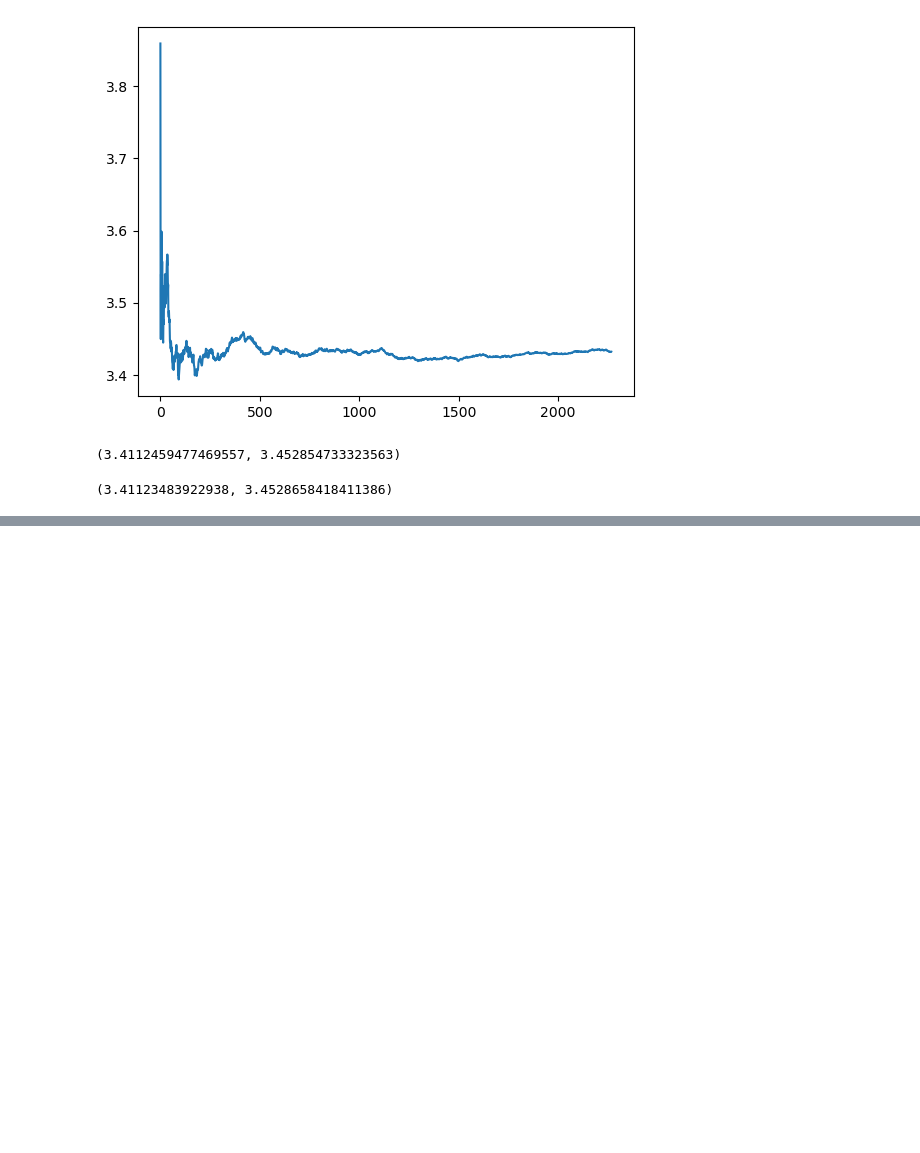
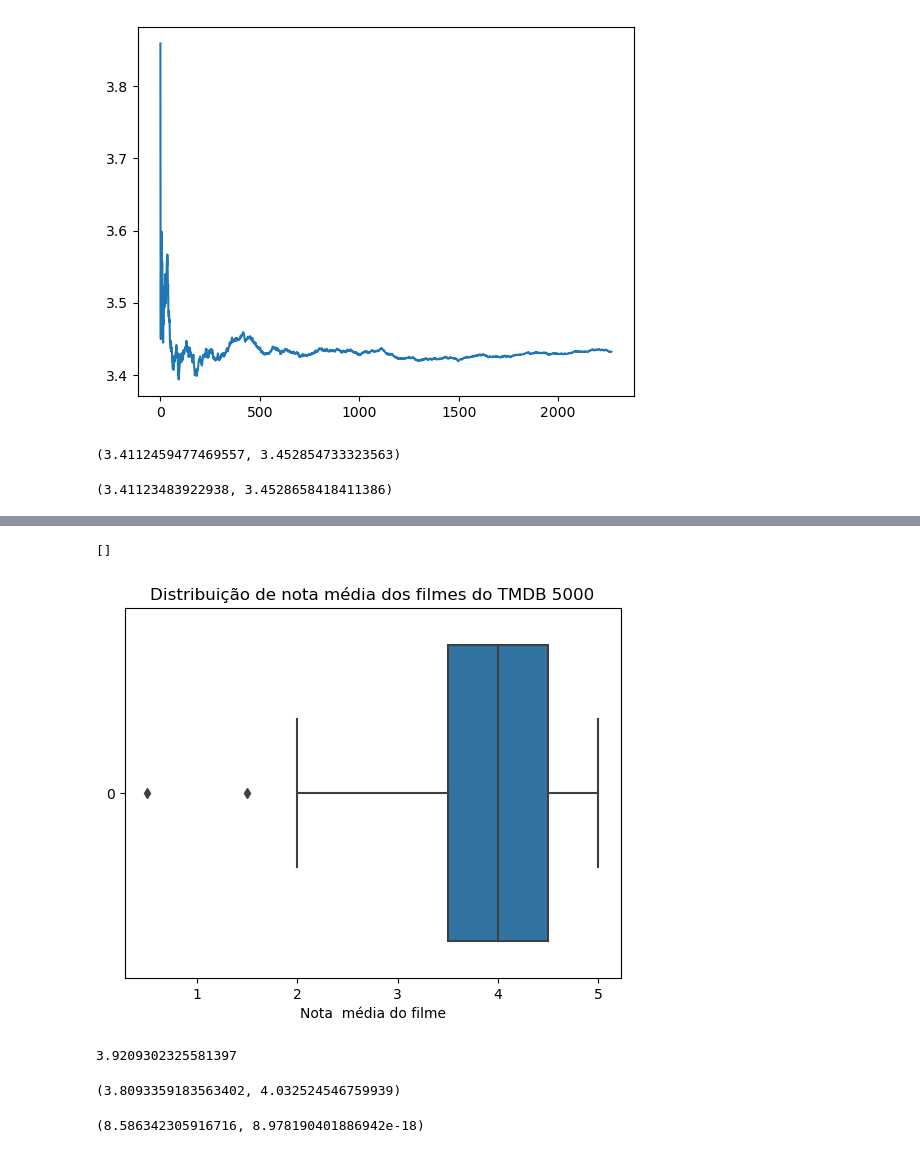
Before and after one commit to ledsouza/data-science-introducao-a-testes-estatisticos-com-python, a Jupyter notebook: DataScience_introducao_a_testes.ipynb, the cells around one changed output, grey strips where cells are left out. Saved outputs shown, nothing was run; the diff lists cells and outputs as text; code cells hidden in the pictures; blank space fills up the shorter version.

```diff
--- a/DataScience_introducao_a_testes.ipynb
+++ b/DataScience_introducao_a_testes.ipynb
@@ -271,0 +298,22 @@ descr_todos_com_10_votos.tconfint_mean()
+# %%
+ax = sns.boxplot(notas1.rating, orient='h')
+ax.set(xlabel='Nota  média do filme')
+ax.set_title('Distribuição de nota média dos filmes do TMDB 5000')
+ax.plot()
+# %% [output]
+[]
+[figure, added]
+# %%
+notas1.rating.mean()
+# %% [output]
+3.9209302325581397
+# %%
+zconfint(notas1.rating)
+# %% [output]
+(3.8093359183563402, 4.032524546759939)
+# %%
+from statsmodels.stats.weightstats import ztest
+
+ztest(notas1.rating, value = 3.4320503405352603)
+# %% [output]
+(8.586342305916716, 8.978190401886942e-18)
```
Also changed, not shown: parts of 5 cells of this notebook.
